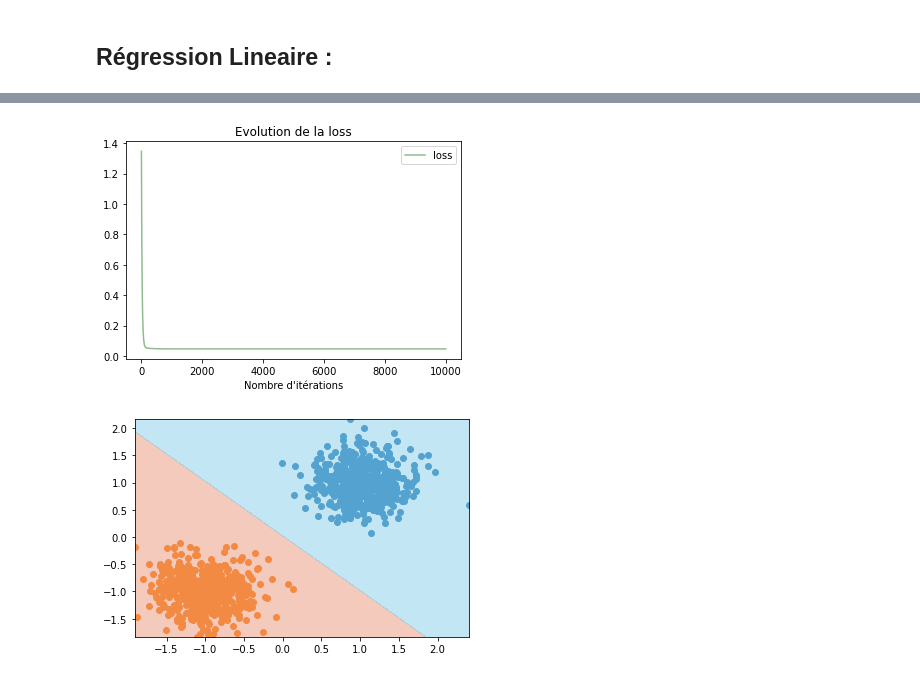
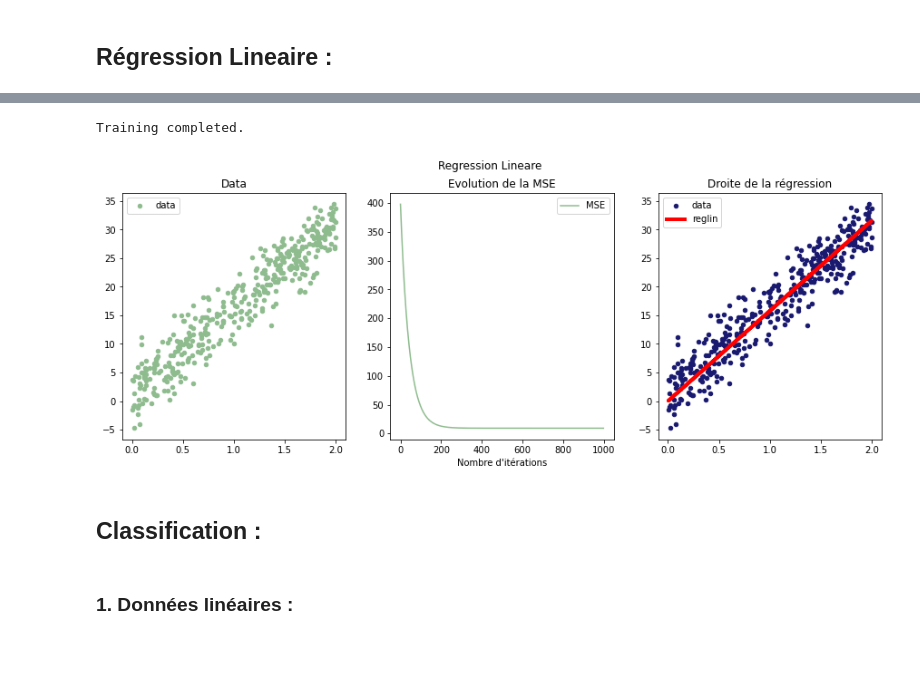
Before and after one commit to Amayas29/neural-networks, a Jupyter notebook: experimentations/linear.ipynb, the cells around one changed output, grey strips where cells are left out. Drawn from its saved outputs; the diff is of its cells as text; code cells hidden in the pictures; blank space fills up the shorter version.

Commit message:
Non linear start

```diff
--- a/experimentations/linear.ipynb
+++ b/experimentations/linear.ipynb
@@ -19,13 +20,6 @@ b = 1
 sigma = 3
 
 data = generate_linear_data(n_samples=400, a=a, b=b, sigma=sigma)
-plot_2d(data, f"Donnée lineaire pour une regression avec a={a}, b={b}, sigma={sigma}")
 
 X = data[:, 0]
 y = data[:, 1]
-
-net = LinearNetwork(niter=10000, bias=False)
-net.fit(X, y)
-
-plot_loss(net, "MSE")
-plot_frontiere_reglin(data, [net.linear._parameters[0][0], net.linear._parameters[0][0],  net.linear._parameters[0][0],  net.linear._parameters[0][0]])
@@ -104,21 +25,0 @@ No artists with labels found to put in legend.  Note that artists whose label st
-# %%
-
-X, y = gen_arti(data_type=0)
-y = y.reshape(-1)
-# %%
-
-
-rl = LinearRegression(niter=10000, gradient_step=1e-5, bias=True)
-rl.fit(X, y.reshape((-1, 1)))
-
-plt.figure()
-plt.title('Evolution de la loss')
-plt.plot(rl.train_loss, label='loss', c='darkseagreen')
-plt.legend()
-plt.xlabel('Nombre d\'itérations')
-plt.show()
-
-plot_frontiere_lineaire(X, y, rl.linear,step=100)
-# %% [output]
-[figure, removed]
-[figure, removed]
@@ -129,0 +26,16 @@ from utils.generation import generate_data_gauss, generate_data_outliers, genera
+# %%
+net = Sequentiel([
+    Linear(1, 1)
+])
+
+optim = Optim(net, MSELoss(), eps=1e-5)
+optim.SGD(X, y, batch_size=40, num_iterations=1000, verbose=False)
+
+plot_net(X, y, net, optim.train_loss, net_type="reglin", net_title="Regression Lineare")
+# %% [output]
+Training completed.
+[figure, added]
+# %% [markdown]
+## Classification :
+# %% [markdown]
+### 1. Données linéaires :
```
Also changed, not shown: parts of 21 cells of this notebook, 8 other files.
